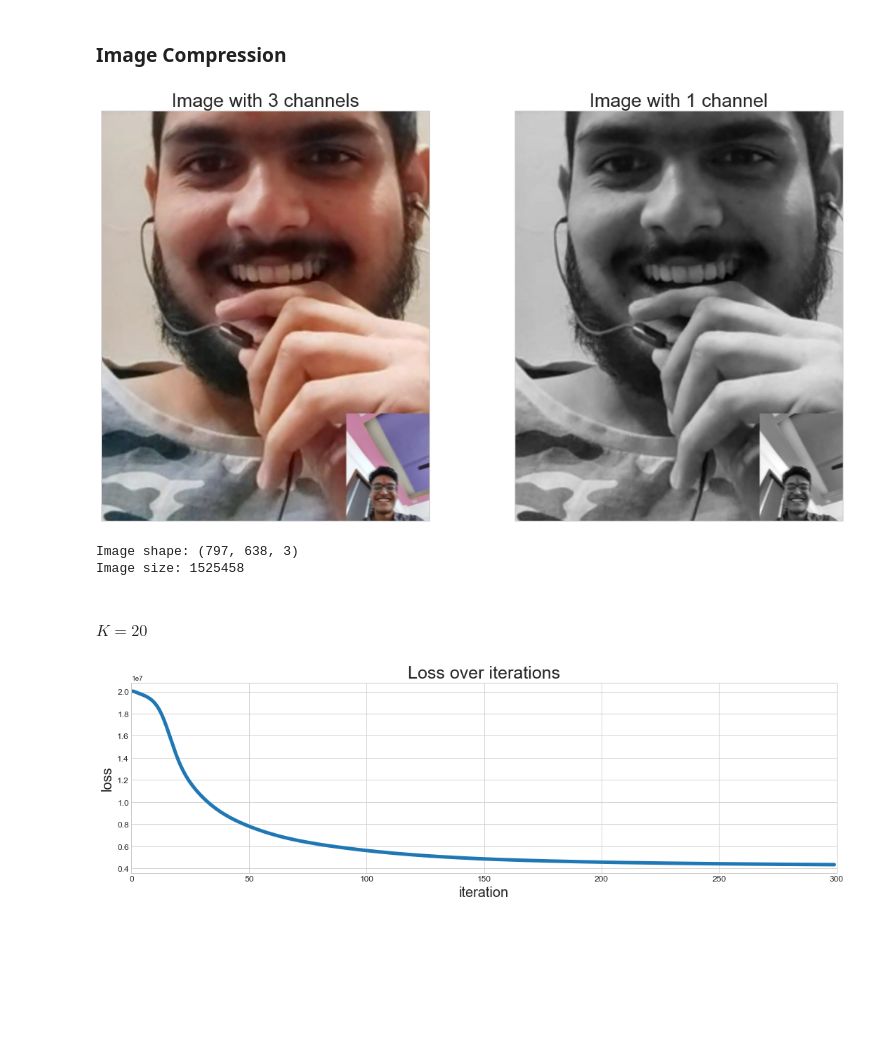
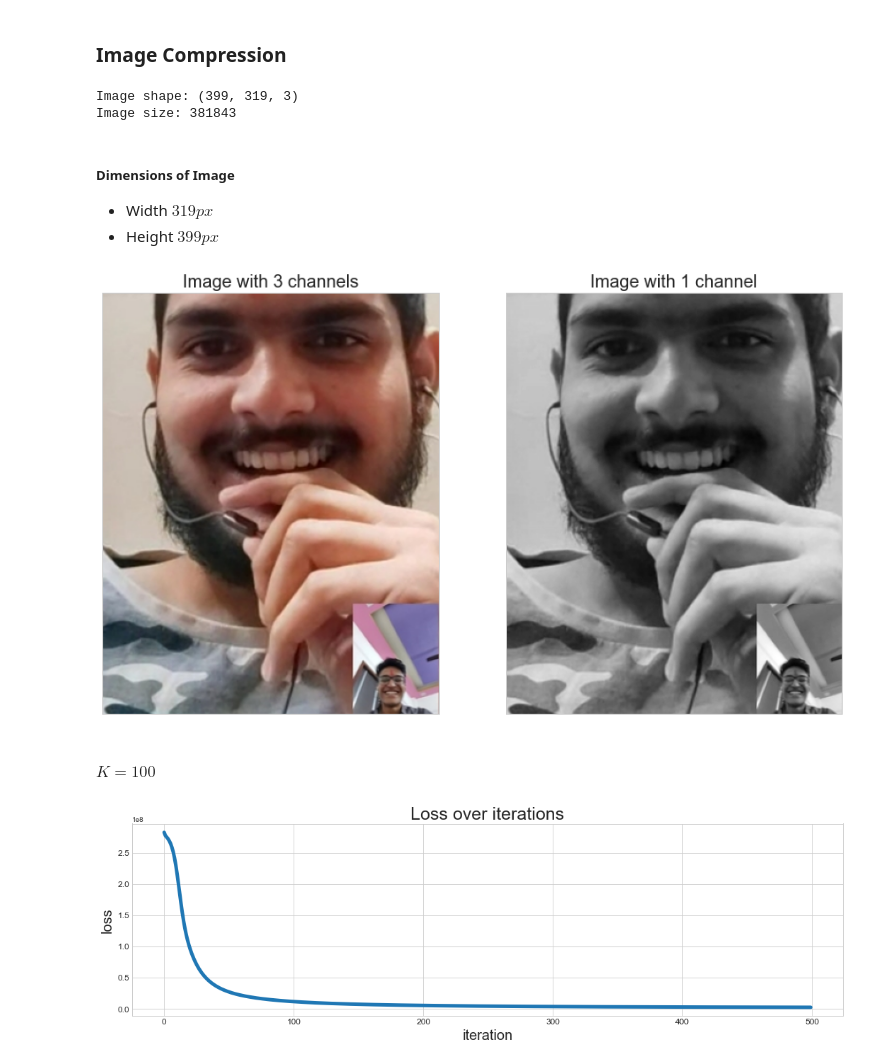
Before and after one commit to LeoMajorR/NMF, a Jupyter notebook: NNMF.ipynb, the cells around one changed output. Drawn from its saved outputs; the diff is of its cells as text; code cells hidden in the pictures; blank space fills up the shorter version.

```diff
--- a/NNMF.ipynb
+++ b/NNMF.ipynb
@@ -119,33 +147,37 @@ Matrix M:
 # %% [markdown]
 ### Image Compression
+# %%
+img = plt.imread('./img1.jpg')
+
+V = img[:, :, 1]  # only use one color channel
+
+
+# image details
+print("Image shape:", img.shape)
+print("Image size:", img.size)
+# %% [output]
+Image shape: (399, 319, 3)
+Image size: 381843
+# %% [markdown]
+#####  Dimensions of Image
+- Width $319px$
+- Height $399px$
 # %%
-img = plt.imread('./img.jpg')
-
-V = img[:, :, 1]  # only use one color channel
-
 # Visualize the image
-fig, ax = plt.subplots(1, 2, figsize=[18, 10])
+fig, ax = plt.subplots(1, 2, figsize=[15, 10])
 
 ax[0].imshow(img)
-ax[0].set_title('Image with 3 channels', fontsize=25)
+ax[0].set_title('Image with 3 channels', fontsize=20)
 ax[0].set_xticks([])
 ax[0].set_yticks([])
 
-ax[1].set_title('Image with 1 channel', fontsize=25)
+ax[1].set_title('Image with 1 channel', fontsize=20)
 ax[1].imshow(V, cmap='gray')
 ax[1].set_xticks([])
 ax[1].set_yticks([])
-
 plt.show()
 # %% [output]
-[figure, old version]
+[figure, new version]
-# %%
-# image details
-print("Image shape:", img.shape)
-print("Image size:", img.size)
-# %% [output]
-Image shape: (797, 638, 3)
-Image size: 1525458
 # %% [markdown]
-#### $K = 20$
+#### $K = 100$
 # %%
@@ -156,12 +188,12 @@ fig, ax = plt.subplots(1, 1, figsize=[18, 5])
 ax.plot(loss, lw=5)
 ax.set_title('Loss over iterations', fontsize=25)
 ax.tick_params(labelsize=12)
-ax.set_xlim(0, 300)
+# ax.set_xlim(0, 500)
 ax.set_xlabel('iteration', fontsize=20)
 ax.set_ylabel('loss', fontsize=20)
 
 plt.show()
 # %% [output]
-[figure, old version]
+[figure, new version]
 # %%
 I = np.dot(W, H)
```
Also changed, not shown: parts of 33 cells of this notebook, 2 other files.
